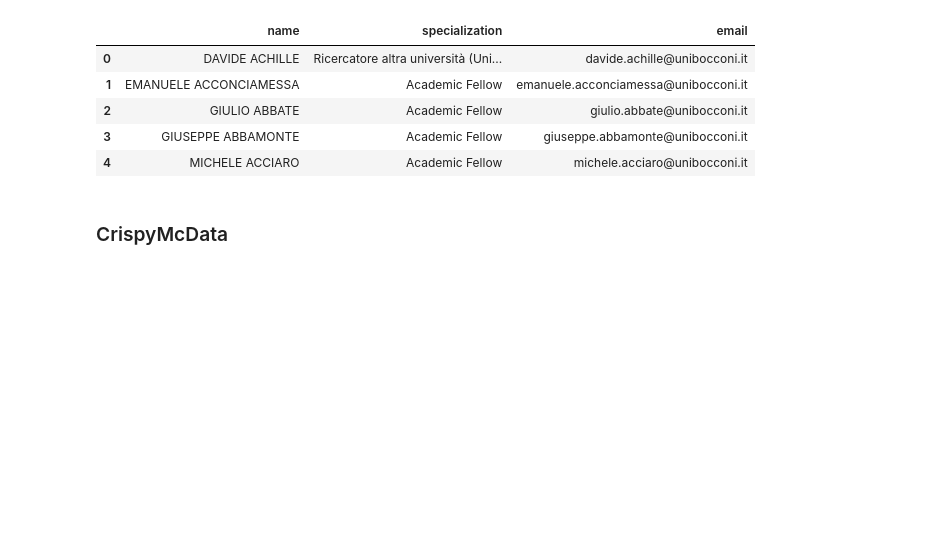
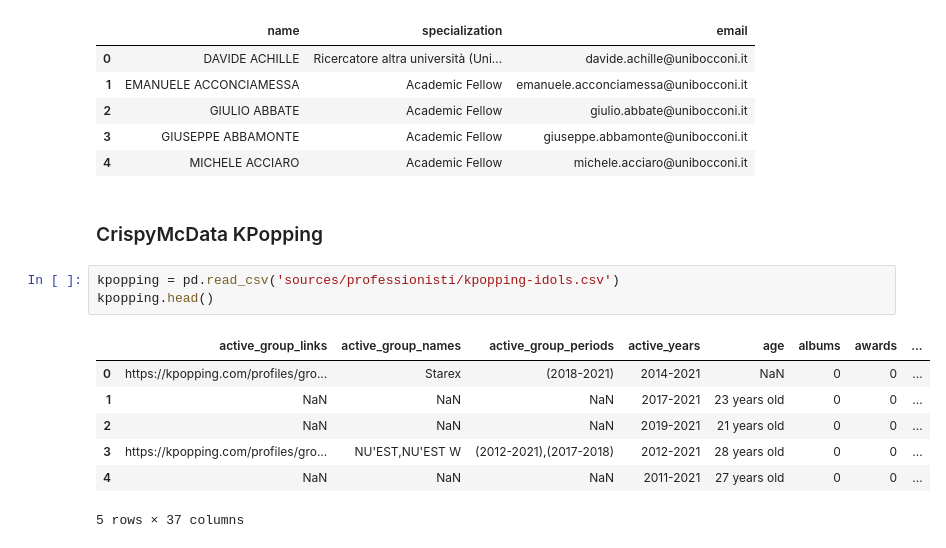
Before and after one commit to samuel-esp/IngDati-Progetto, a Jupyter notebook: SchemaAlignmentProfessionisti.ipynb, the cells around one changed output. Cells and saved outputs as stored; diff of their text form; blank space fills up the shorter version.

```diff
--- a/SchemaAlignmentProfessionisti.ipynb
+++ b/SchemaAlignmentProfessionisti.ipynb
@@ -604,4 +604,15 @@ bocconi.head()
 | 3 | GIUSEPPE ABBAMONTE | Academic Fellow | giuseppe.abbamonte@unibocconi.it |
 | 4 | MICHELE ACCIARO | Academic Fellow | michele.acciaro@unibocconi.it |
 # %% [markdown]
-### CrispyMcData
+### CrispyMcData KPopping
+# %%
+kpopping = pd.read_csv('sources/professionisti/kpopping-idols.csv')
+kpopping.head()
+# %% [output]
+|  | active_group_links | active_group_names | active_group_periods | active_years | age | albums | awards | ... |
+| 0 | https://kpopping.com/profiles/gro... | Starex | (2018-2021) | 2014-2021 | NaN | 0 | 0 | ... |
+| 1 | NaN | NaN | NaN | 2017-2021 | 23 years old | 0 | 0 | ... |
+| 2 | NaN | NaN | NaN | 2019-2021 | 21 years old | 0 | 0 | ... |
+| 3 | https://kpopping.com/profiles/gro... | NU'EST,NU'EST W | (2012-2021),(2017-2018) | 2012-2021 | 28 years old | 0 | 0 | ... |
+| 4 | NaN | NaN | NaN | 2011-2021 | 27 years old | 0 | 0 | ... |
+5 rows × 37 columns
```
Also changed, not shown: parts of 11 cells of this notebook.
